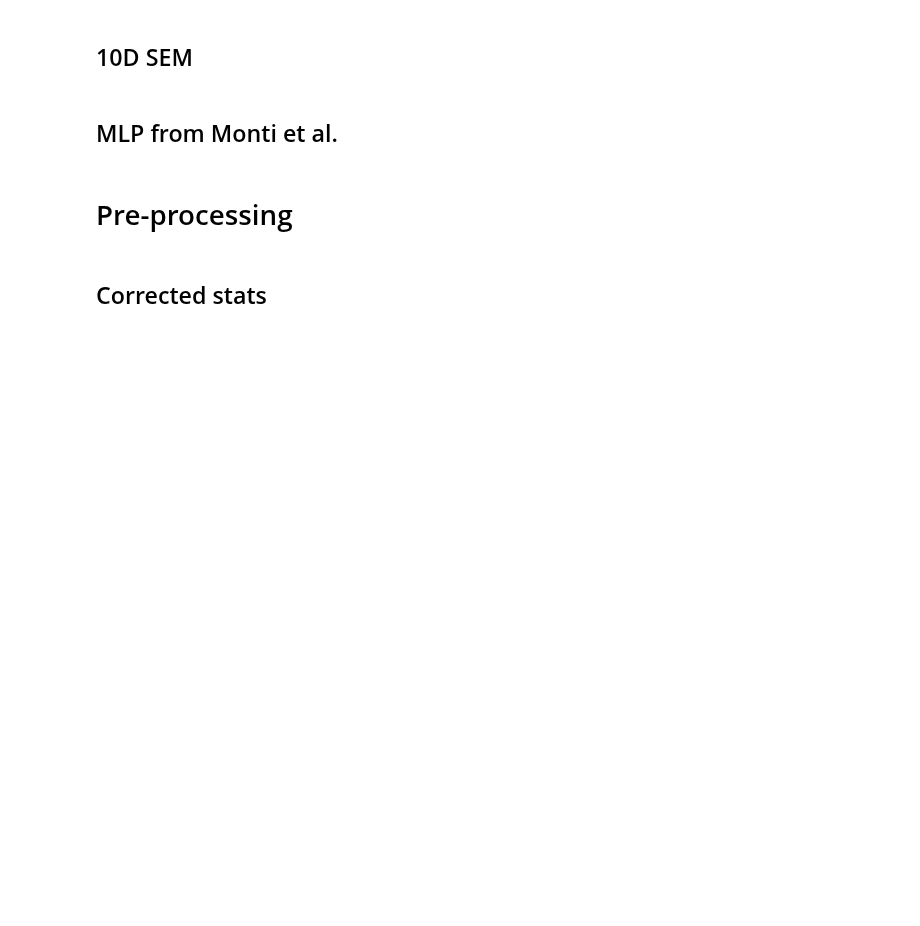
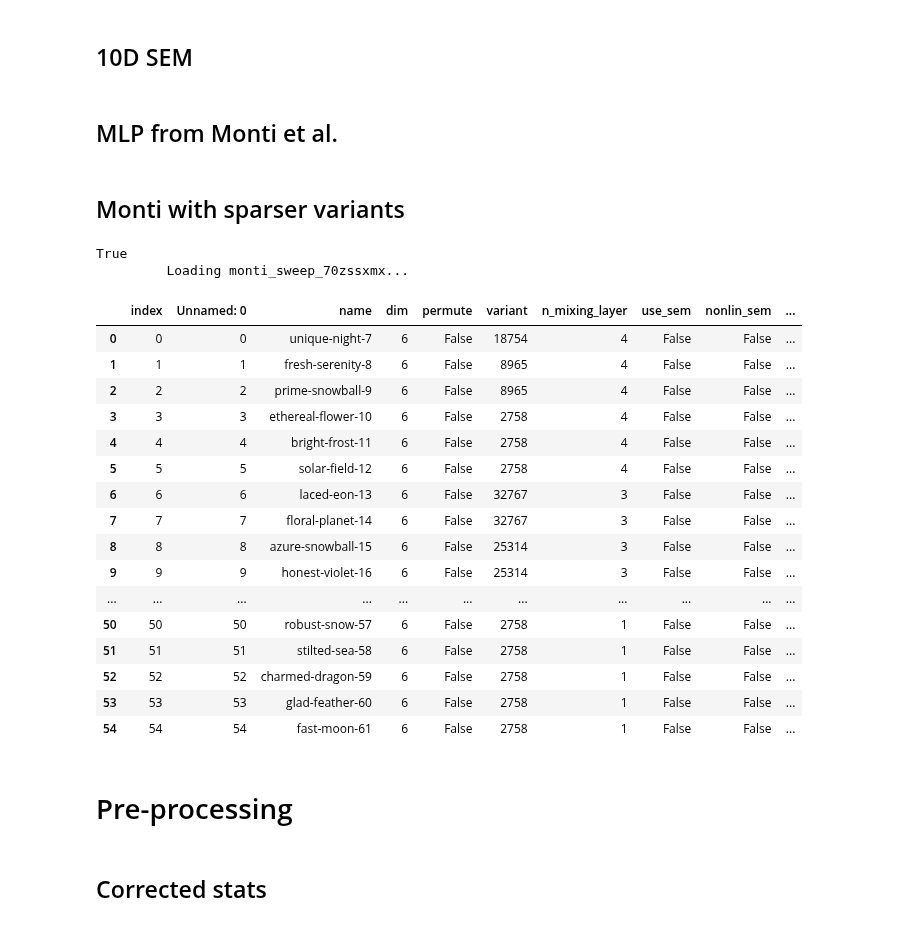
Before and after one commit to rpatrik96/nl-causal-representations, a Jupyter notebook: notebooks/synth_plots.ipynb, the cells around one changed output. Saved outputs shown, nothing was run; the diff lists cells and outputs as text; code cells hidden in the pictures; blank space fills up the shorter version.

Commit message:
monti variant sweep data 70zssxmx

```diff
--- a/notebooks/synth_plots.ipynb
+++ b/notebooks/synth_plots.ipynb
@@ -92,6 +92,36 @@ SWEEP_ID = "77huh2ue"#"q99ne3vj" #"fhaza97x"
 sweep = api.sweep(f"{ENTITY}/{PROJECT}/{SWEEP_ID}")
 filename = f"monti_sweep_{SWEEP_ID}"
 df_monti, (true_unmix_jacobians_monti, est_unmix_jacobians_monti, permute_indices_monti) = sweep2df(sweep.runs, filename, save=True, load=True)
+# %% [markdown]
+## Monti with sparser variants
+# %%
+SWEEP_ID = "70zssxmx"
+sweep = api.sweep(f"{ENTITY}/{PROJECT}/{SWEEP_ID}")
+filename = f"monti_sweep_{SWEEP_ID}"
+df_monti_variant, (true_unmix_jacobians_monti_variant, est_unmix_jacobians_monti_variant, permute_indices_monti_variant, hsic_adj_monti_variant) = sweep2df(sweep.runs, filename, save=True, load=True)
+# %% [output]
+True
+         Loading monti_sweep_70zssxmx...
+# %%
+df_monti_variant
+# %% [output]
+|  | index | Unnamed: 0 | name | dim | permute | variant | n_mixing_layer | use_sem | nonlin_sem | ... |
+| 0 | 0 | 0 | unique-night-7 | 6 | False | 18754 | 4 | False | False | ... |
+| 1 | 1 | 1 | fresh-serenity-8 | 6 | False | 8965 | 4 | False | False | ... |
+| 2 | 2 | 2 | prime-snowball-9 | 6 | False | 8965 | 4 | False | False | ... |
+| 3 | 3 | 3 | ethereal-flower-10 | 6 | False | 2758 | 4 | False | False | ... |
+| 4 | 4 | 4 | bright-frost-11 | 6 | False | 2758 | 4 | False | False | ... |
+| 5 | 5 | 5 | solar-field-12 | 6 | False | 2758 | 4 | False | False | ... |
+| 6 | 6 | 6 | laced-eon-13 | 6 | False | 32767 | 3 | False | False | ... |
+| 7 | 7 | 7 | floral-planet-14 | 6 | False | 32767 | 3 | False | False | ... |
+| 8 | 8 | 8 | azure-snowball-15 | 6 | False | 25314 | 3 | False | False | ... |
+| 9 | 9 | 9 | honest-violet-16 | 6 | False | 25314 | 3 | False | False | ... |
+| ... | ... | ... | ... | ... | ... | ... | ... | ... | ... | ... |
+| 50 | 50 | 50 | robust-snow-57 | 6 | False | 2758 | 1 | False | False | ... |
+| 51 | 51 | 51 | stilted-sea-58 | 6 | False | 2758 | 1 | False | False | ... |
+| 52 | 52 | 52 | charmed-dragon-59 | 6 | False | 2758 | 1 | False | False | ... |
+| 53 | 53 | 53 | glad-feather-60 | 6 | False | 2758 | 1 | False | False | ... |
+| 54 | 54 | 54 | fast-moon-61 | 6 | False | 2758 | 1 | False | False | ... |
 # %% [markdown]
 # Pre-processing
 # %% [markdown]
```
Also changed, not shown: 2 other files.
